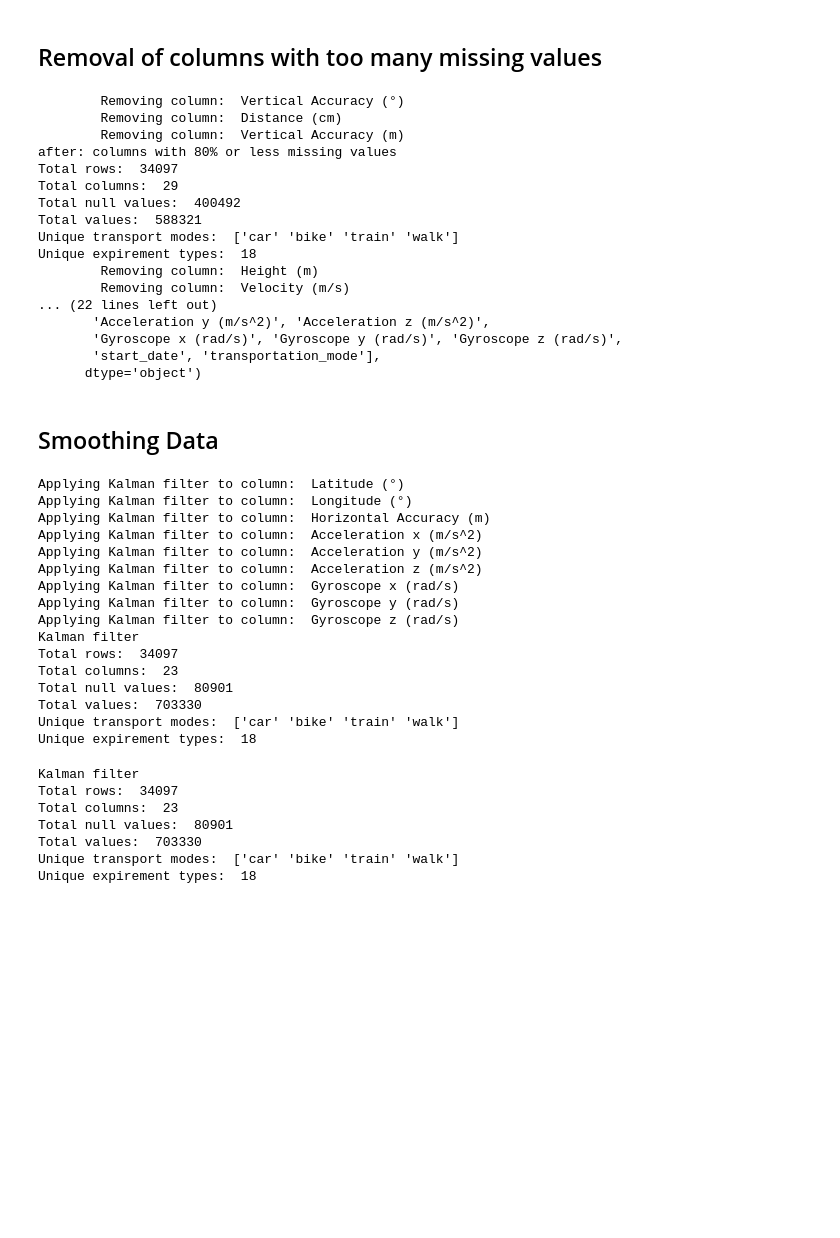
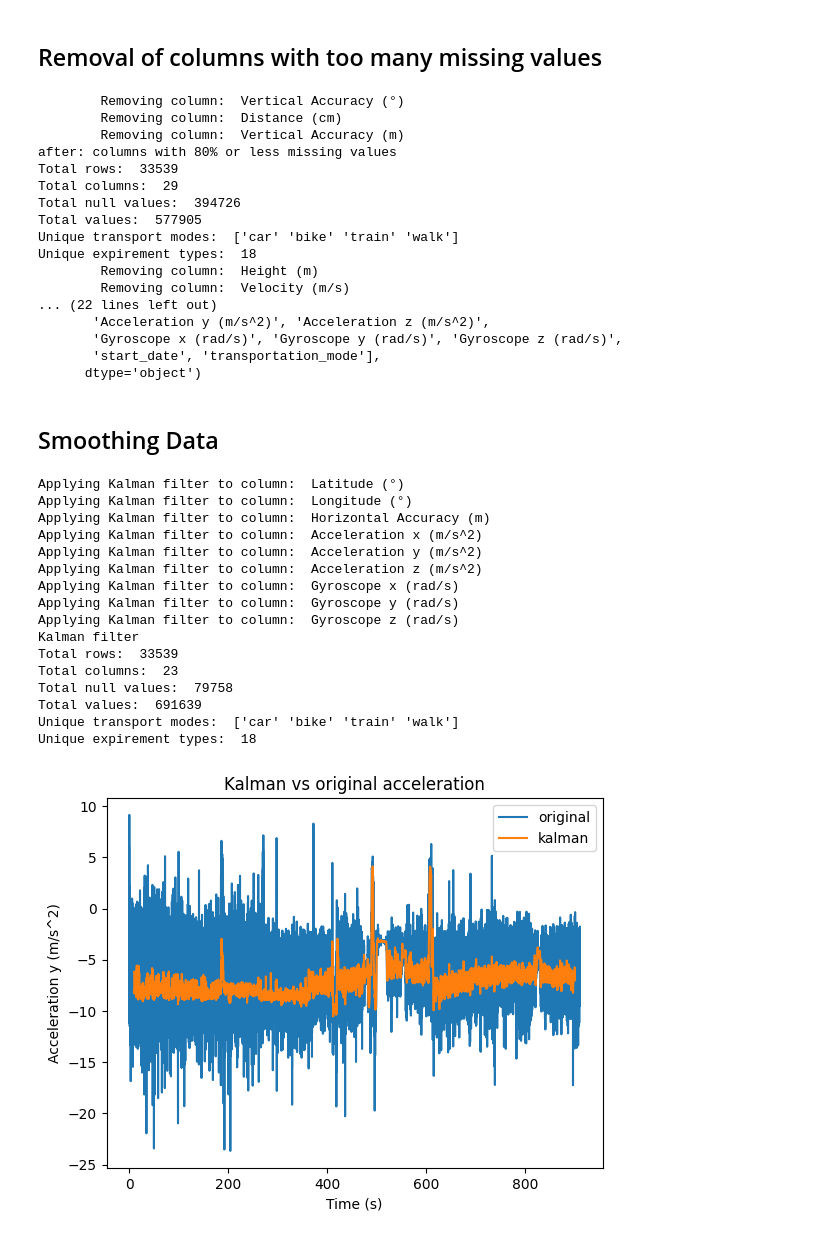
Before and after one commit to BluntKatana/transportation-mode-classifier, a Jupyter notebook: notebooks/data_cleaning.ipynb, the cells around one changed output. Drawn from its saved outputs; the diff is of its cells as text; code cells hidden in the pictures; blank space fills up the shorter version.

Commit message:
feat: data cleaning

```diff
--- a/notebooks/data_cleaning.ipynb
+++ b/notebooks/data_cleaning.ipynb
@@ -15,7 +15,7 @@ import seaborn as sns
 import math
 
 # Import data from file
-data = pd.read_csv('../data/all_data.csv')
+input_data = pd.read_csv('../data/all_data.csv')
 
 def print_reliablity(data):
     """
@@ -45,6 +45,23 @@ def print_stats(stats_df, show_columns=False):
     print("Total null values: ", TOTAL_NULL_VALUES)
     print("Total values: ", TOTAL_VALUES.sum())
 
-print_reliablity(data)
-print_stats(data)
+def print_expirement_stats(data):
+    total_rows = data.shape[0]
+    total_nan_lat = data['Latitude (°)'].isnull().sum()
+    total_nan_lon = data['Longitude (°)'].isnull().sum()
+    print("Total rows: ", total_rows)
+    print("Total NaN values for Latitude: ", total_nan_lat, "Percentage: ", (total_nan_lat / total_rows) * 100, "%")
+    print("Total NaN values for Longitude: ", total_nan_lon, "Percentage: ", (total_nan_lon / total_rows) * 100, "%")
+    """
+    Prints out some basic statistics about a specific expirement
+    """
+    # for exp_id in data['expirement_id'].unique():
+        # print("Expirement ID:", exp_id)
+        # print("\tAmount of rows:", len(data[data['expirement_id'] == exp_id]))
+        # print("\tNaN values for Latitude:", data[data['expirement_id'] == exp_id]['Latitude (°)'].isnull().sum())
+        # print("\tNaN values for Longitude:", data[data['expirement_id'] == exp_id]['Longitude (°)'].isnull().sum())
+
+print_expirement_stats(input_data)
+print_reliablity(input_data)
+print_stats(input_data)
 # %% [output]
@@ -65,10 +85,10 @@ data_resampled = pd.DataFrame()
 
 # from timestamp and start_date columns, create a new column called time
 
-data['time'] = pd.to_timedelta(data["Time (s)"], unit='s') + pd.to_datetime(data["start_date"], format="%Y-%m-%d %H:%M:%S.%f UTC%z")
+input_data['time'] = pd.to_timedelta(input_data["Time (s)"], unit='s') + pd.to_datetime(input_data["start_date"], format="%Y-%m-%d %H:%M:%S.%f UTC%z")
 
-for exp_id in data['expirement_id'].unique():
-    data_exp = data[data['expirement_id'] == exp_id]
+for exp_id in input_data['expirement_id'].unique():
+    data_exp = input_data[input_data['expirement_id'] == exp_id]
 
     # resample the data to 250ms bins
     data_exp = data_exp.set_index('time')
@@ -80,8 +100,8 @@ for exp_id in data['expirement_id'].unique():
     data_exp['Time (s)'] = round(data_exp['Time (s)'] / ROUND_TO_NEAREST) * ROUND_TO_NEAREST
 
     # retrieve the non-numeric columns
-    data_exp["start_date"] = data[data['expirement_id'] == exp_id]["start_date"].mode()[0]
-    data_exp["transportation_mode"] = data[data['expirement_id'] == exp_id]["transportation_mode"].mode()[0]
+    data_exp["start_date"] = input_data[input_data['expirement_id'] == exp_id]["start_date"].mode()[0]
+    data_exp["transportation_mode"] = input_data[input_data['expirement_id'] == exp_id]["transportation_mode"].mode()[0]
     data_exp["expirement_id"] = data_exp["expirement_id"].mode()[0]
 
     data_exp = data_exp.reset_index()
@@ -96,6 +116,7 @@ for exp_id in data['expirement_id'].unique():
 
 print_reliablity(data_resampled)
 print_stats(data_resampled)
+print_expirement_stats(data_resampled)
 # %% [output]
 Unique transport modes:  ['car' 'bike' 'train' 'walk']
 Unique expirement types:  18
@@ -258,7 +278,7 @@ Total values:  605339
 ## Trimming noisy data
 # %%
 # Remove the first and last 3 seconds of each expirement in the data
-def remove_start_end(data, seconds=3):
+def remove_start_end(data, seconds=10):
     """
     Removes the first and last x seconds of the data for each expirement
     """
@@ -348,10 +368,10 @@ print(data_removed_transportation_modes.columns)
         Removing column:  Distance (cm)
         Removing column:  Vertical Accuracy (m)
 after: columns with 80% or less missing values
-Total rows:  34097
+Total rows:  33539
 Total columns:  29
-Total null values:  400492
-Total values:  588321
+Total null values:  394726
+Total values:  577905
 Unique transport modes:  ['car' 'bike' 'train' 'walk']
 Unique expirement types:  18
         Removing column:  Height (m)
@@ -423,22 +443,18 @@ Applying Kalman filter to column:  Gyroscope x (rad/s)
 Applying Kalman filter to column:  Gyroscope y (rad/s)
 Applying Kalman filter to column:  Gyroscope z (rad/s)
 Kalman filter
-Total rows:  34097
+Total rows:  33539
 Total columns:  23
-Total null values:  80901
-Total values:  703330
+Total null values:  79758
+Total values:  691639
 Unique transport modes:  ['car' 'bike' 'train' 'walk']
 Unique expirement types:  18
-# %%
-# Verify consistency of data
-print("Kalman filter")
-print_stats(data_resampled_kalman)
-print_reliablity(data_resampled_kalman)
-# %% [output]
-Kalman filter
-Total rows:  34097
-Total columns:  23
-Total null values:  80901
-Total values:  703330
-Unique transport modes:  ['car' 'bike' 'train' 'walk']
-Unique expirement types:  18
+# %%
+# Show kalman acceleration vs original acceleration
+plt.figure()
+sns.lineplot(data=input_data[input_data['transportation_mode'] == 'bike'], x='Time (s)', y='Acceleration y (m/s^2)', label='original')
+sns.lineplot(data=data_resampled_kalman[data_resampled_kalman['transportation_mode'] == 'bike'], x='Time (s)', y='Acceleration y (m/s^2)_kalman', label='kalman')
+plt.title('Kalman vs original acceleration')
+plt.show()
+# %% [output]
+[figure, added]
```
Also changed, not shown: parts of 11 cells of this notebook, 5 other files.
